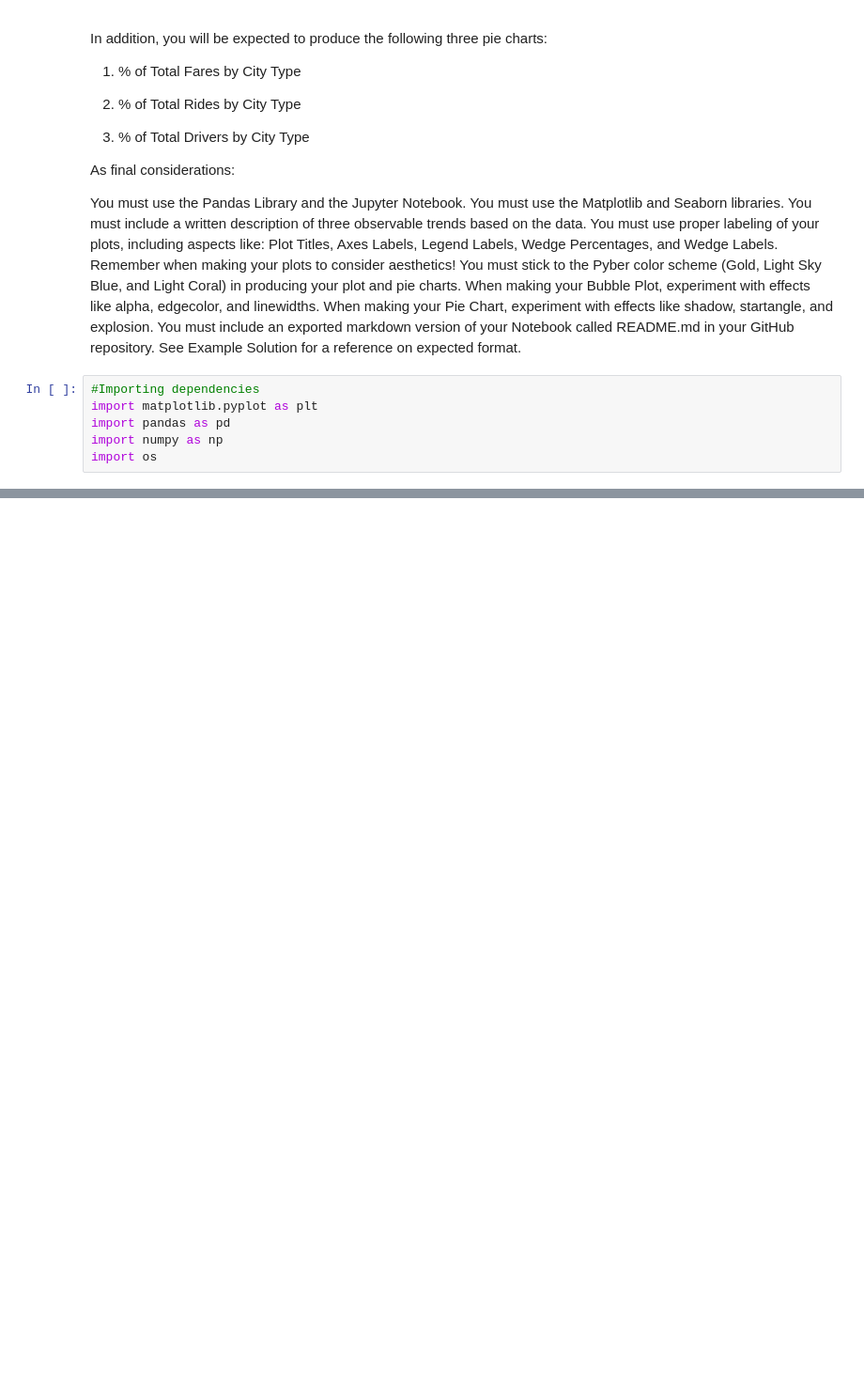
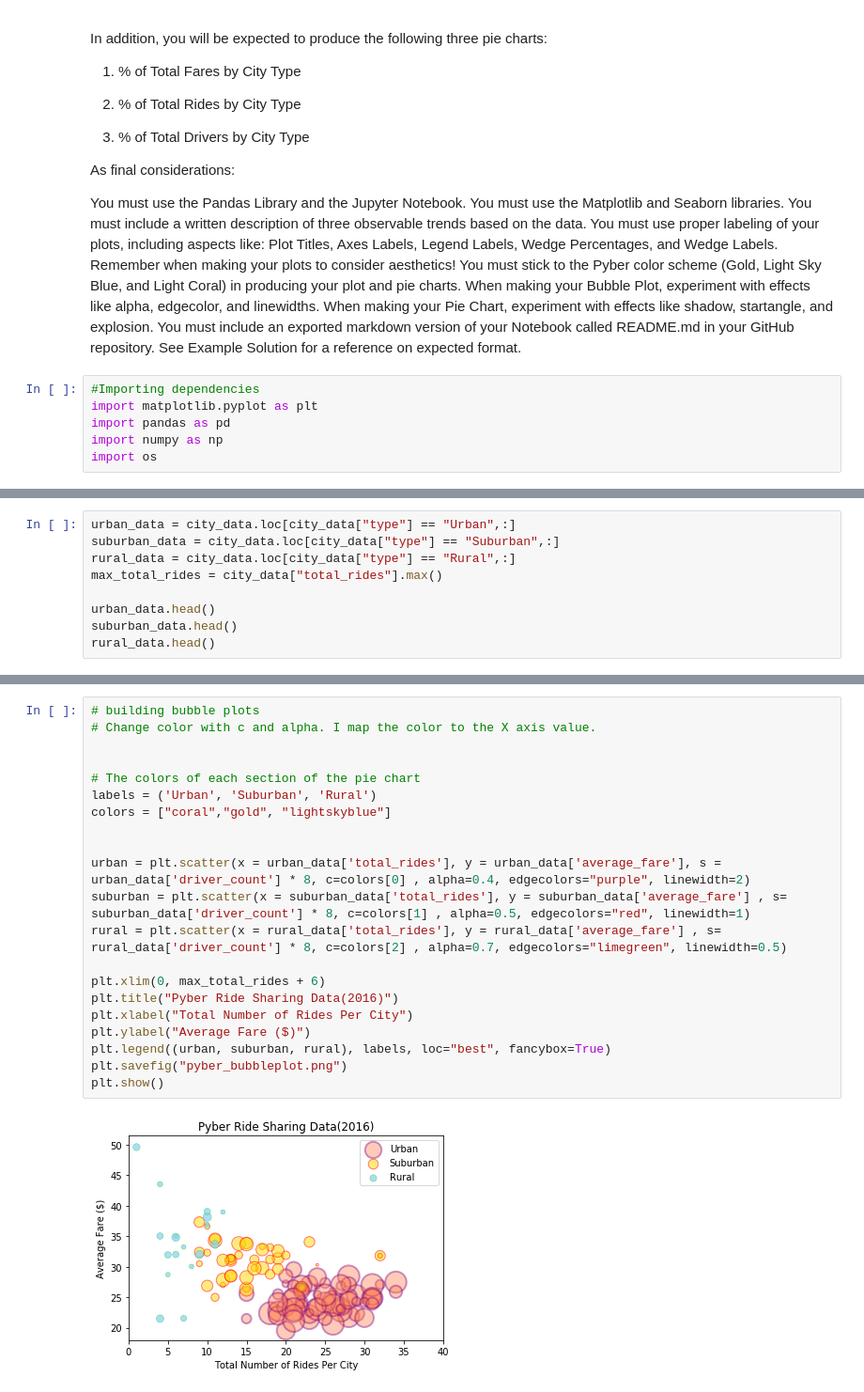
Before and after one commit to cahos22/Homework5_matplot_lib, a Jupyter notebook: Pyber.ipynb, the cells around one changed output, grey strips where cells are left out. Shown at 94% size. Saved outputs shown, nothing was run; the diff lists cells and outputs as text; blank space fills up the shorter version.

```diff
--- a/Pyber.ipynb
+++ b/Pyber.ipynb
@@ -231,0 +98,9 @@ plt.show()
+# %%
+urban_data = city_data.loc[city_data["type"] == "Urban",:]
+suburban_data = city_data.loc[city_data["type"] == "Suburban",:]
+rural_data = city_data.loc[city_data["type"] == "Rural",:]
+max_total_rides = city_data["total_rides"].max()
+
+urban_data.head()
+suburban_data.head()
+rural_data.head()
@@ -231,0 +114,23 @@ plt.show()
+# %%
+# building bubble plots
+# Change color with c and alpha. I map the color to the X axis value.
+
+
+# The colors of each section of the pie chart
+labels = ('Urban', 'Suburban', 'Rural')
+colors = ["coral","gold", "lightskyblue"]
+
+
+urban = plt.scatter(x = urban_data['total_rides'], y = urban_data['average_fare'], s = urban_data['driver_count'] * 8, c=colors[0] , alpha=0.4, edgecolors="purple", linewidth=2)
+suburban = plt.scatter(x = suburban_data['total_rides'], y = suburban_data['average_fare'] , s= suburban_data['driver_count'] * 8, c=colors[1] , alpha=0.5, edgecolors="red", linewidth=1)
+rural = plt.scatter(x = rural_data['total_rides'], y = rural_data['average_fare'] , s= rural_data['driver_count'] * 8, c=colors[2] , alpha=0.7, edgecolors="limegreen", linewidth=0.5)
+
+plt.xlim(0, max_total_rides + 6)
+plt.title("Pyber Ride Sharing Data(2016)")
+plt.xlabel("Total Number of Rides Per City")
+plt.ylabel("Average Fare ($)")
+plt.legend((urban, suburban, rural), labels, loc="best", fancybox=True)
+plt.savefig("pyber_bubbleplot.png")
+plt.show()
+# %% [output]
+[figure, added]
```
Also changed, not shown: parts of 13 cells of this notebook, 11 other files.
